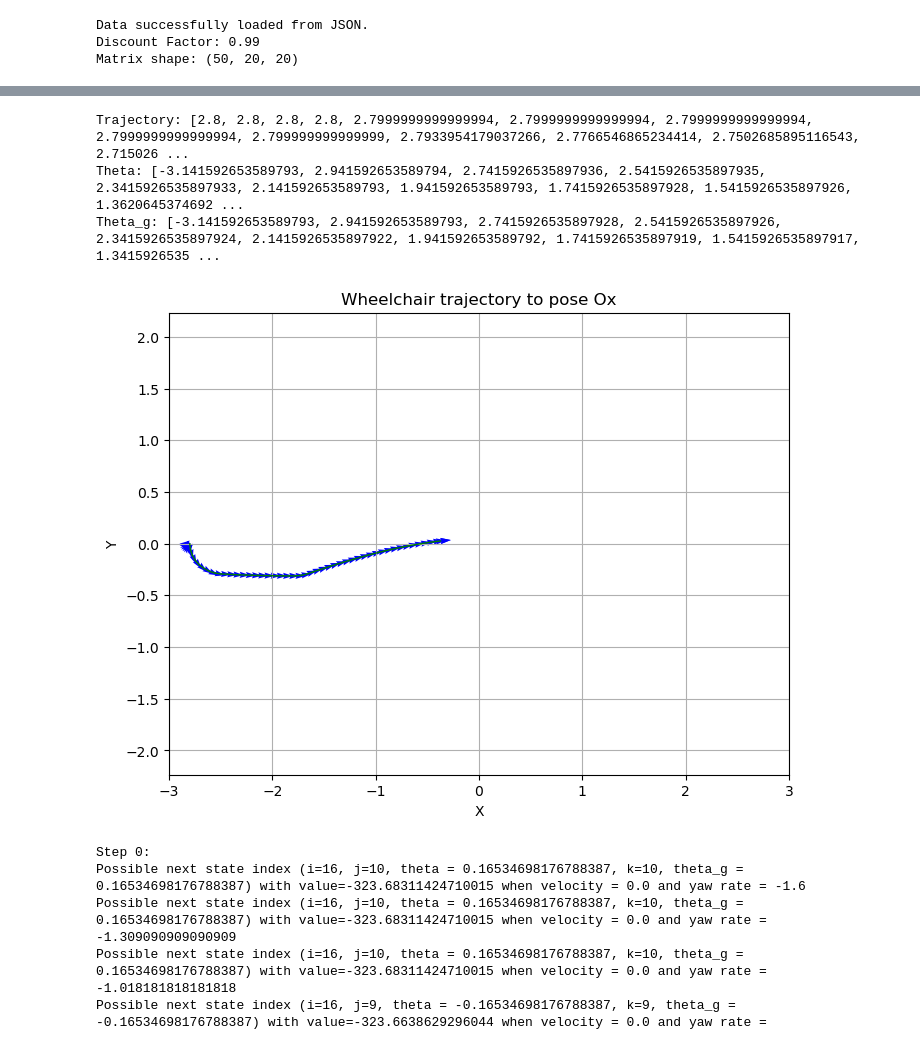
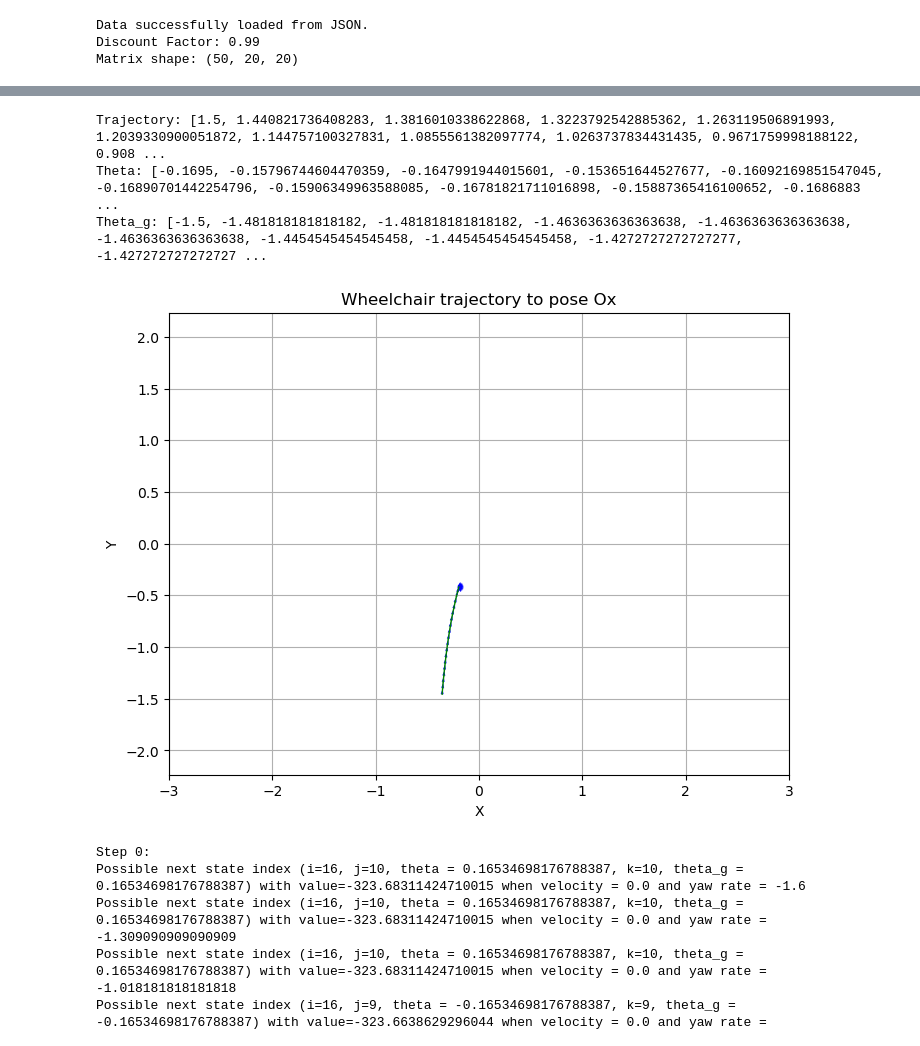
Before and after one commit to TanLeVan/wheelchair_control_support, a Jupyter notebook: script/mdp_solver.ipynb, the cells around one changed output, grey strips where cells are left out. Cells and saved outputs as stored; diff of their text form; code cells hidden in the pictures.

```diff
--- a/script/mdp_solver.ipynb
+++ b/script/mdp_solver.ipynb
@@ -128,16 +128,18 @@ import json
 # Cost function parameters
 w_d = 3.0  # Weight for distance cost Cd
 w_theta = 1.0  # Weight for theta
-w_theta_g = 2.0  # Weight for theta_g
+w_theta_g1 = 2.0  # Weight for theta_g
+w_theta_g2 = 2.0  # Weight for theta_g1
 k_d = 0.5
-k_theta = 2.0  # Decay rate for theta importance
-k_theta_g = 2.0  # Decay rate for theta_g importance
+k_theta = 0.5  # Decay rate for theta importance
+k_theta_g1 = 2.0  # Decay rate for theta_g importance
+k_theta_g2 = 4.0  # Decay rate for theta_g1 importance
 zeta = 1.0  # Constant cost
 
 # Parameter for value function calculation
 v_max = 0.3  # Max linear velocity
 v_min = 0.0
-number_of_linear_vel = 12  # Discretized linear velocities
+number_of_linear_vel = 14  # Discretized linear velocities
 omega_max = 1.0  # Max angular velocity
 number_of_angle_vel = 12  # Discretized angular velocities
 discount_factor = 0.99  # Discount factor
@@ -162,7 +164,7 @@ v_values = np.append(v_values, 0)
 omega_values = np.append(omega_values, 0)
 
 # Initialize value function V(d, theta, theta_g)
-V = np.zeros((len(d_values), len(theta_values), len(theta_g_values)))
+# V = np.zeros((len(d_values), len(theta_values), len(theta_g_values)))
 
 # Cost function
 def cost(d, theta, theta_g):
@@ -171,7 +173,10 @@ def cost(d, theta, theta_g):
 
     # Cost function with entangled weighting
     C_d = zeta if d > max_distance else (zeta * d) / max_distance
-    return (w_d * D + w_theta * (1 - np.exp(-k_theta*D)) * abs(theta) + w_theta_g * np.exp(-k_theta_g * D) * (abs(theta_g)+ (abs(theta_g-theta))))
+    return (w_d * D +
+            w_theta * (1 - np.exp(-k_theta*D)) * abs(theta) +
+            w_theta_g1 * np.exp(-k_theta_g1 * D) * (abs(theta_g)) +
+            w_theta_g2 * np.exp(-k_theta_g2 * D) * (abs(theta_g-theta)))
 
 # Transition function
 def transition(d, theta, theta_g, v, omega):
@@ -422,7 +419,7 @@ import json
 import numpy as np
 
 # Path to the JSON file
-saving_path = "../data/value_function_very_fined_changed_cost.json"
+saving_path = "../data/value_function_interpolation2.json"
 
 # Load the JSON file
 try:
@@ -464,7 +461,8 @@ Discount Factor: 0.99
 Matrix shape: (50, 20, 20)
 # %%
 # Initialize trajectory from the given starting state
-d_init, theta_init, theta_g_init = 2.8,-np.pi, -np.pi  # Starting state
+d_init, theta_init, theta_g_init = 1.5, -0.1695, -1.5 # Starting state
+
 # i_init = np.argmin(np.abs(d_values - d_init))
 # j_init = np.argmin(np.abs(theta_values - theta_init))
 # k_init = np.argmin(np.abs(theta_g_values - theta_g_init))
@@ -570,39 +568,39 @@ for d, theta, theta_g in zip(d_traj, theta_traj, theta_g_traj):
     dx /= norm
     dy /= norm
 
     # Scale the direction vector by the desired length (0.1)
-    dx *= 0.1
-    dy *= 0.1
+    dx *= 0.05
+    dy *= 0.05
 
     # Plot the vector as an arrow from the position (x_pos, y_pos) to (x_pos + dx, y_pos + dy)
     plt.quiver(x_pos, y_pos,  dx, dy, angles='xy', scale_units='xy', scale=1, color='b')
     # Plot a line connecting the current vector's origin to the previous one
     if prev_x_pos != 0 or prev_y_pos != 0:  # Skip this step for the very first point
         plt.plot([prev_x_pos, x_pos], [prev_y_pos, y_pos], color='g', linestyle='-', linewidth=1)
 
     # Update the previous position for the next loop
     prev_x_pos, prev_y_pos = x_pos, y_pos
 
 # Label the axes and the plot
 plt.title('Wheelchair trajectory to pose Ox')
 plt.xlabel('X')
 plt.ylabel('Y')
 plt.grid(True)
 
 # Set equal scaling on both axes to ensure proportional arrow lengths and directions
 plt.axis('equal')
 
 # Set axis limits for x and y
 plt.xlim(-3, 3)
 plt.ylim(-3, 3)
 
 # Show the plot
 plt.show()
 # %% [output]
-Trajectory: [2.8, 2.8, 2.8, 2.8, 2.7999999999999994, 2.7999999999999994, 2.7999999999999994, 2.7999999999999994, 2.799999999999999, 2.7933954179037266, 2.7766546865234414, 2.7502685895116543, 2.715026 ...
-Theta: [-3.141592653589793, 2.941592653589794, 2.7415926535897936, 2.5415926535897935, 2.3415926535897933, 2.141592653589793, 1.941592653589793, 1.7415926535897928, 1.5415926535897926, 1.3620645374692 ...
-Theta_g: [-3.141592653589793, 2.941592653589793, 2.7415926535897928, 2.5415926535897926, 2.3415926535897924, 2.1415926535897922, 1.941592653589792, 1.7415926535897919, 1.5415926535897917, 1.3415926535 ...
+Trajectory: [1.5, 1.440821736408283, 1.3816010338622868, 1.3223792542885362, 1.263119506891993, 1.2039330900051872, 1.144757100327831, 1.0855561382097774, 1.0263737834431435, 0.9671759998188122, 0.908 ...
+Theta: [-0.1695, -0.15796744604470359, -0.1647991944015601, -0.153651644527677, -0.16092169851547045, -0.16890701442254796, -0.15906349963588085, -0.16781821711016898, -0.15887365416100652, -0.1686883 ...
+Theta_g: [-1.5, -1.481818181818182, -1.481818181818182, -1.4636363636363638, -1.4636363636363638, -1.4636363636363638, -1.4454545454545458, -1.4454545454545458, -1.4272727272727277, -1.427272727272727 ...
-[figure, old version]
+[figure, new version]
 # %%
 #Use softmax instead
 
```
Also changed, not shown: parts of 4 cells of this notebook, 21 other files.
